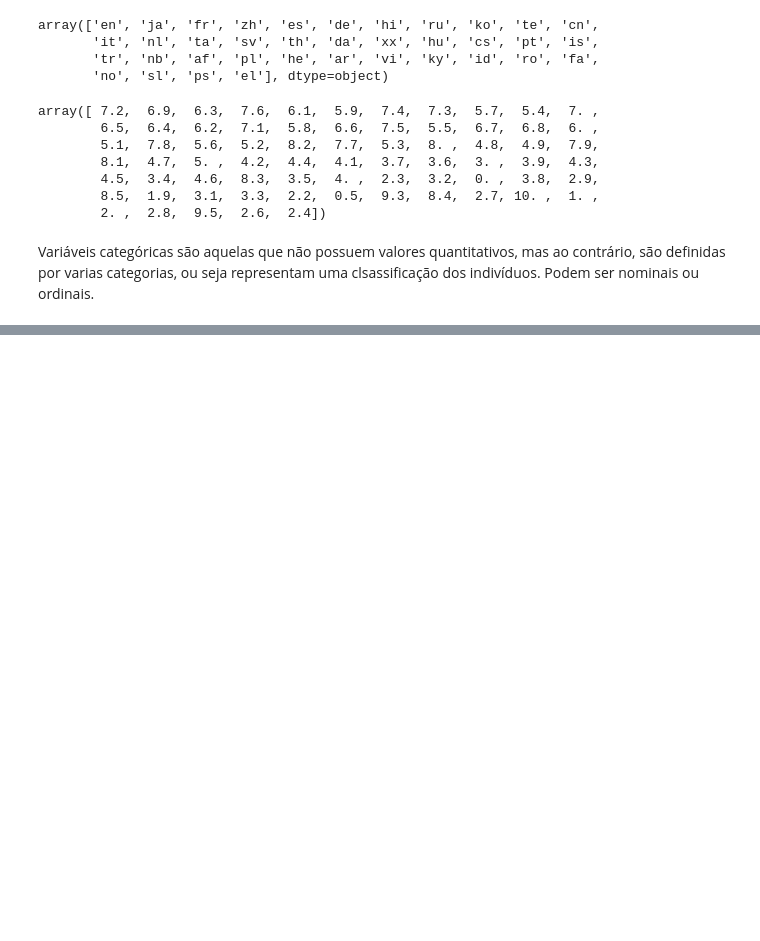
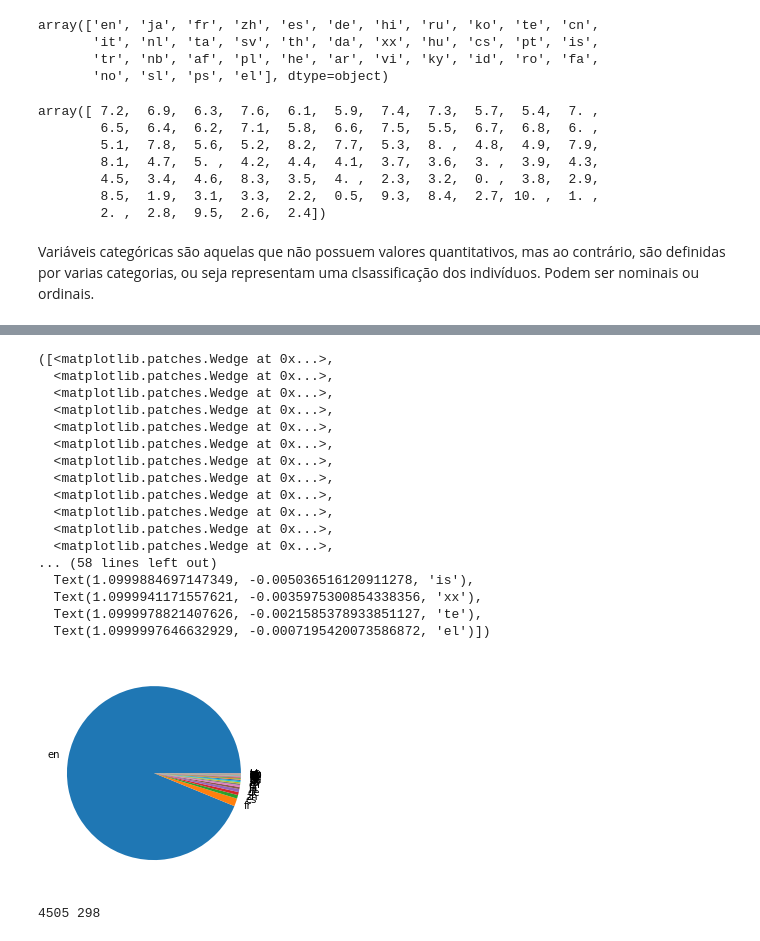
Before and after one commit to fredpaiva42/Analise-e-Visualizacao-de-Dados, a Jupyter notebook: IntroducaoDS.ipynb, the cells around one changed output, grey strips where cells are left out. Drawn from its saved outputs; the diff is of its cells as text; code cells hidden in the pictures; blank space fills up the shorter version.

```diff
--- a/IntroducaoDS.ipynb
+++ b/IntroducaoDS.ipynb
@@ -198,0 +238,29 @@ Variáveis categóricas são aquelas que não possuem valores quantitativos, mas
+# %%
+plt.pie(contagem_de_lingua["total"], labels = contagem_de_lingua["original_language"]) # bão é muito recomendado na área de visualização de dados
+# %% [output]
+([<matplotlib.patches.Wedge at 0x...>,
+  <matplotlib.patches.Wedge at 0x...>,
+  <matplotlib.patches.Wedge at 0x...>,
+  <matplotlib.patches.Wedge at 0x...>,
+  <matplotlib.patches.Wedge at 0x...>,
+  <matplotlib.patches.Wedge at 0x...>,
+  <matplotlib.patches.Wedge at 0x...>,
+  <matplotlib.patches.Wedge at 0x...>,
+  <matplotlib.patches.Wedge at 0x...>,
+  <matplotlib.patches.Wedge at 0x...>,
+  <matplotlib.patches.Wedge at 0x...>,
+  <matplotlib.patches.Wedge at 0x...>,
+... (58 lines left out)
+  Text(1.0999884697147349, -0.005036516120911278, 'is'),
+  Text(1.0999941171557621, -0.0035975300854338356, 'xx'),
+  Text(1.0999978821407626, -0.0021585378933851127, 'te'),
+  Text(1.0999997646632929, -0.0007195420073586872, 'el')])
+[figure, added]
+# %%
+total_por_lingua = tmdb["original_language"].value_counts()
+total_geral = total_por_lingua.sum()
+total_de_ingles = total_por_lingua.loc["en"]
+total_resto = total_geral - total_de_ingles
+print(total_de_ingles, total_resto)
+# %% [output]
+4505 298
```
Also changed, not shown: parts of 10 cells of this notebook.
